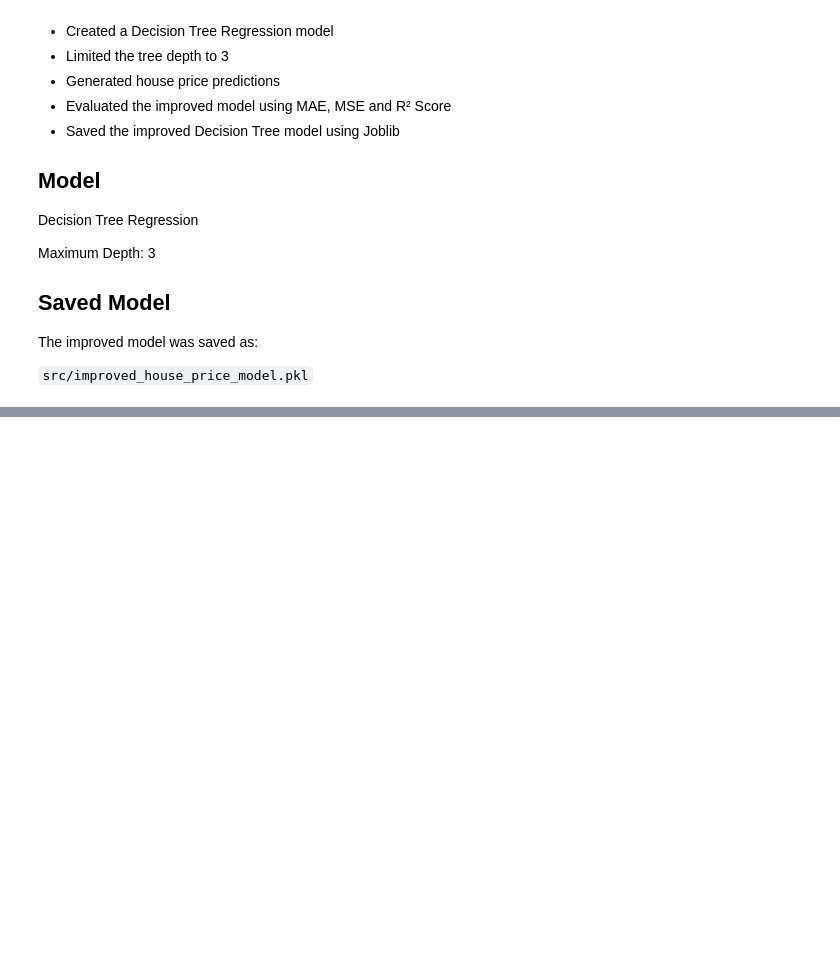
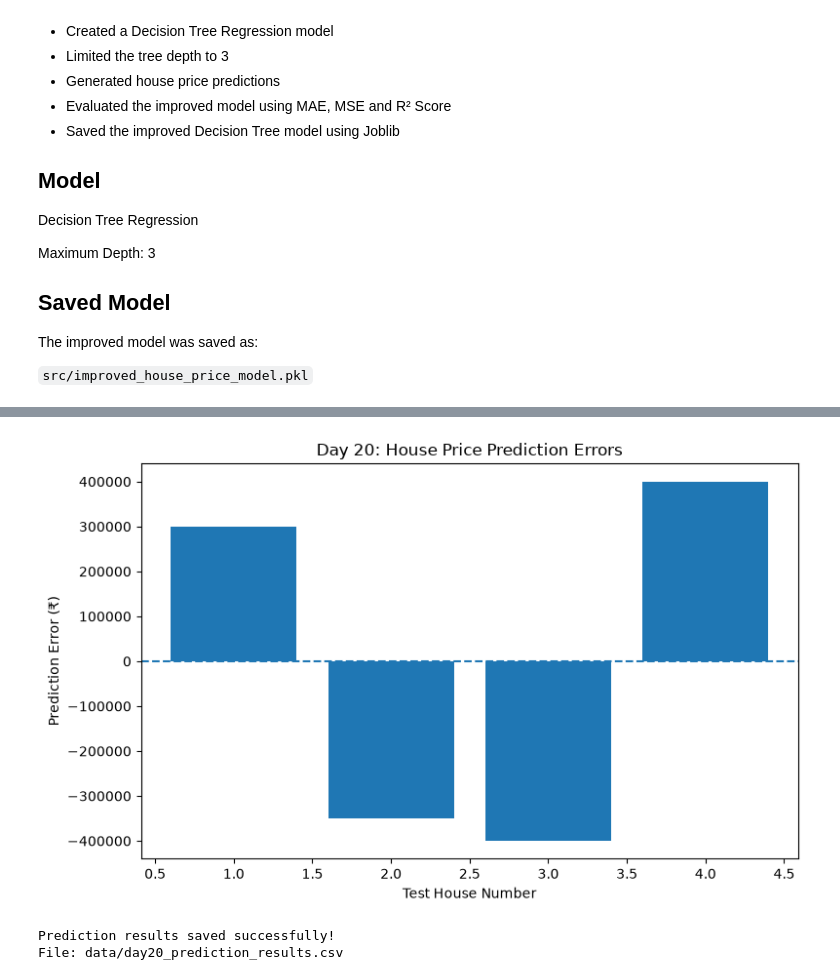
Before and after one commit to gyanaranjanj360-debug/Python-internship, a Jupyter notebook: notebook/house_price_analysis.ipynb, the cells around one changed output, grey strips where cells are left out. Cells and saved outputs as stored; diff of their text form; code cells hidden in the pictures; blank space fills up the shorter version.

```diff
--- a/notebook/house_price_analysis.ipynb
+++ b/notebook/house_price_analysis.ipynb
@@ -2575,0 +2644,17 @@ The improved model was saved as:
+# %%
+import pandas as pd
+
+# Compare actual and predicted prices
+comparison_df = pd.DataFrame({
+    "Actual Price": y_test.values,
+    "Predicted Price": improved_predictions
+})
+
+# Calculate prediction error
+comparison_df["Prediction Error"] = (
+    comparison_df["Actual Price"]
+    - comparison_df["Predicted Price"]
+)
+
+print("Actual vs Predicted House Prices")
+display(comparison_df.round(2))
@@ -2575,0 +2734,32 @@ The improved model was saved as:
+# %%
+import matplotlib.pyplot as plt
+
+plt.figure(figsize=(8, 5))
+
+plt.bar(
+    range(1, len(comparison_df) + 1),
+    comparison_df["Prediction Error"]
+)
+
+plt.axhline(y=0, linestyle="--")
+
+plt.xlabel("Test House Number")
+plt.ylabel("Prediction Error (₹)")
+plt.title("Day 20: House Price Prediction Errors")
+
+plt.tight_layout()
+plt.show()
+# %% [output]
+[figure, added]
+# %%
+# Save actual prices, predicted prices, and errors
+comparison_df.to_csv(
+    "../data/day20_prediction_results.csv",
+    index=False
+)
+
+print("Prediction results saved successfully!")
+print("File: data/day20_prediction_results.csv")
+# %% [output]
+Prediction results saved successfully!
+File: data/day20_prediction_results.csv
```
Also changed, not shown: parts of 9 cells of this notebook, 1 other file.
